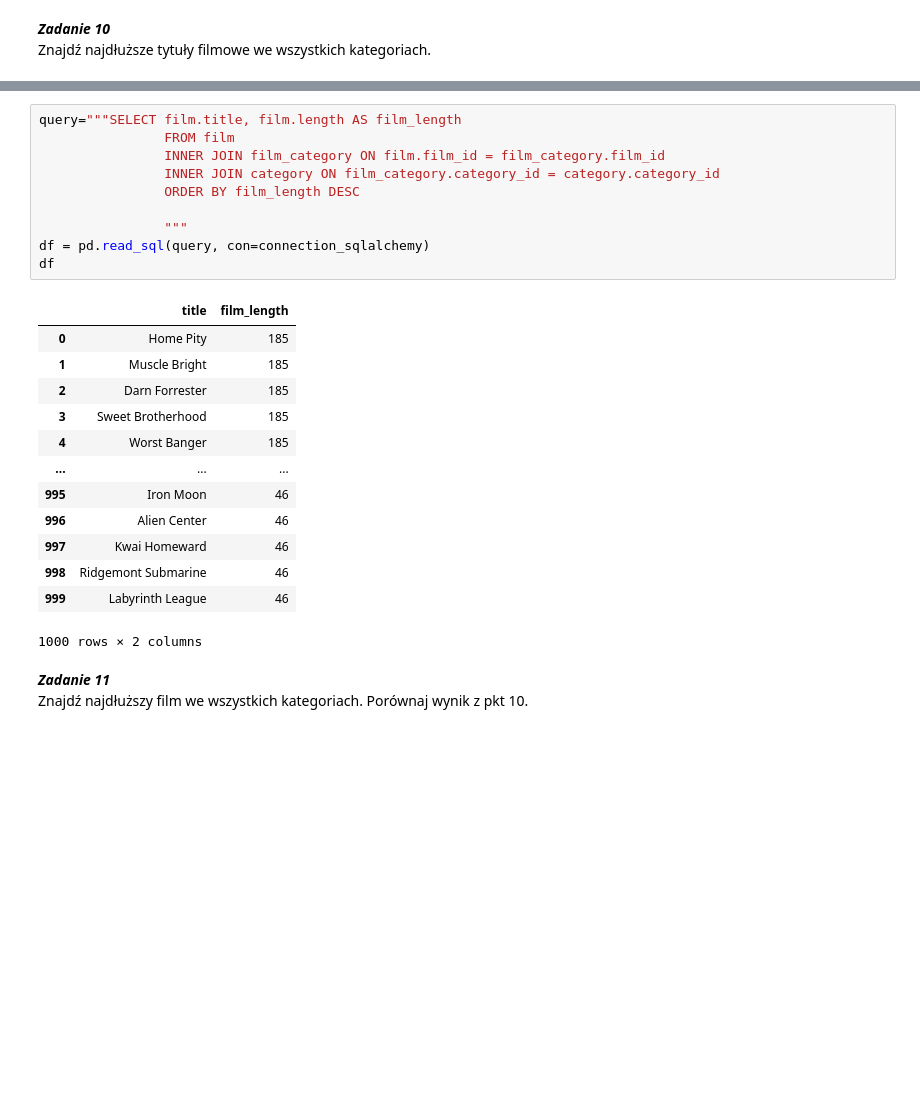
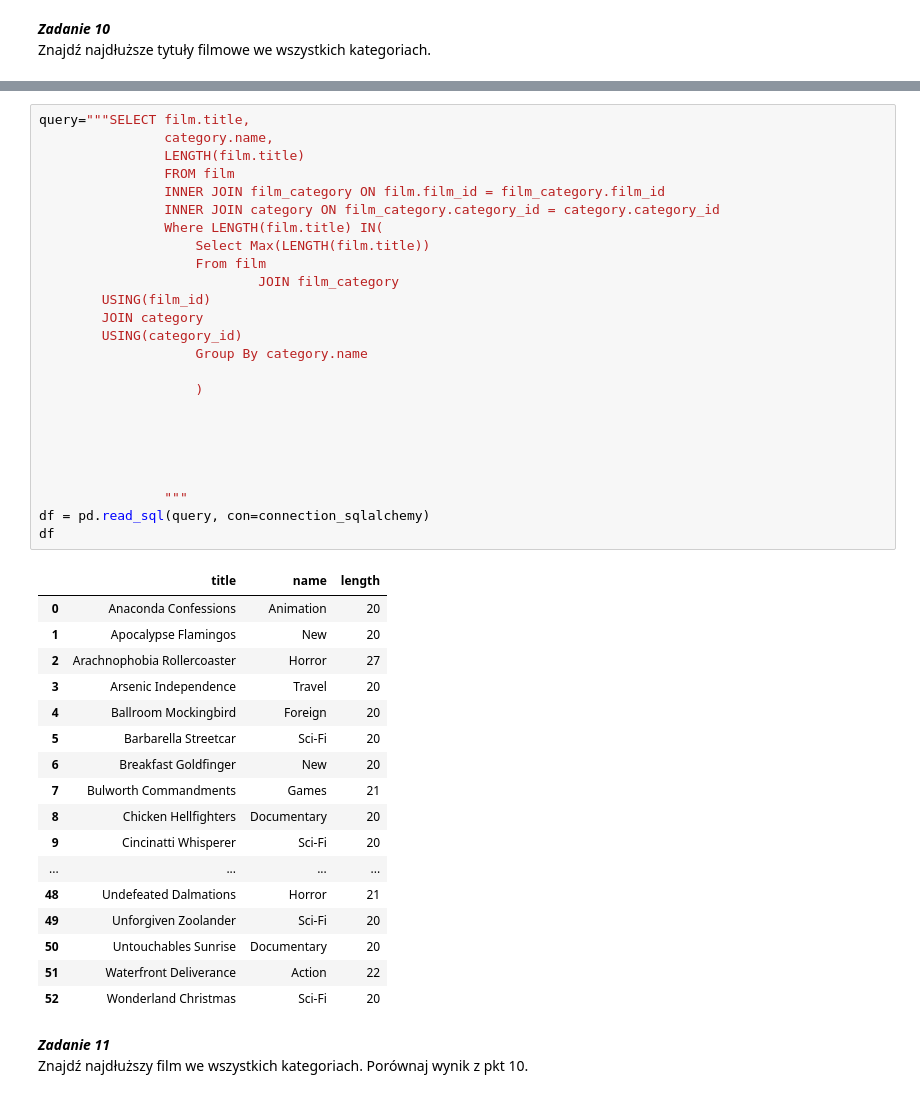
Before and after one commit to MarekBor1/AiBDlab, a Jupyter notebook: lab3/lab2_join-MarekBor1-master/raport.ipynb, the cells around one changed output, grey strips where cells are left out. Cells and saved outputs as stored; diff of their text form; blank space fills up the shorter version.

```diff
--- a/lab3/lab2_join-MarekBor1-master/raport.ipynb
+++ b/lab3/lab2_join-MarekBor1-master/raport.ipynb
@@ -532,27 +563,46 @@ Znajdź najdłuższe tytuły filmowe we wszystkich kategoriach.
 # %%
-query="""SELECT film.title, film.length AS film_length
+query="""SELECT film.title,
+                category.name,
+                LENGTH(film.title)
                 FROM film
                 INNER JOIN film_category ON film.film_id = film_category.film_id
                 INNER JOIN category ON film_category.category_id = category.category_id
-                ORDER BY film_length DESC
+                Where LENGTH(film.title) IN(
+                    Select Max(LENGTH(film.title))
+                    From film
+                            JOIN film_category
+        USING(film_id)
+        JOIN category
+        USING(category_id)
+                    Group By category.name
+
+                    )
+
+
+
+
 
                 """
 df = pd.read_sql(query, con=connection_sqlalchemy)
 df
 # %% [output]
-|  | title | film_length |
-| 0 | Home Pity | 185 |
-| 1 | Muscle Bright | 185 |
-| 2 | Darn Forrester | 185 |
-| 3 | Sweet Brotherhood | 185 |
-| 4 | Worst Banger | 185 |
-| ... | ... | ... |
-| 995 | Iron Moon | 46 |
-| 996 | Alien Center | 46 |
-| 997 | Kwai Homeward | 46 |
-| 998 | Ridgemont Submarine | 46 |
-| 999 | Labyrinth League | 46 |
+|  | title | name | length |
+| 0 | Anaconda Confessions | Animation | 20 |
+| 1 | Apocalypse Flamingos | New | 20 |
+| 2 | Arachnophobia Rollercoaster | Horror | 27 |
+| 3 | Arsenic Independence | Travel | 20 |
+| 4 | Ballroom Mockingbird | Foreign | 20 |
+| 5 | Barbarella Streetcar | Sci-Fi | 20 |
+| 6 | Breakfast Goldfinger | New | 20 |
+| 7 | Bulworth Commandments | Games | 21 |
+| 8 | Chicken Hellfighters | Documentary | 20 |
+| 9 | Cincinatti Whisperer | Sci-Fi | 20 |
+| ... | ... | ... | ... |
+| 48 | Undefeated Dalmations | Horror | 21 |
+| 49 | Unforgiven Zoolander | Sci-Fi | 20 |
+| 50 | Untouchables Sunrise | Documentary | 20 |
+| 51 | Waterfront Deliverance | Action | 22 |
+| 52 | Wonderland Christmas | Sci-Fi | 20 |
-1000 rows × 2 columns
 # %% [markdown]
 ***Zadanie 11*** <br />
 Znajdź najdłuższy film we wszystkich kategoriach. Porównaj wynik z pkt 10.
```
Also changed, not shown: parts of 5 cells of this notebook.
